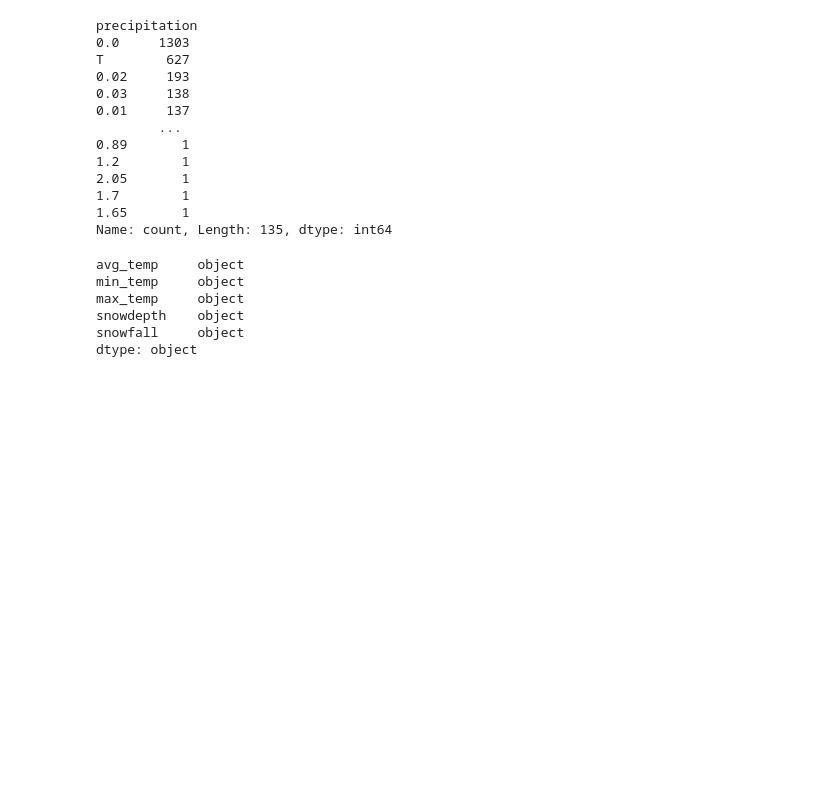
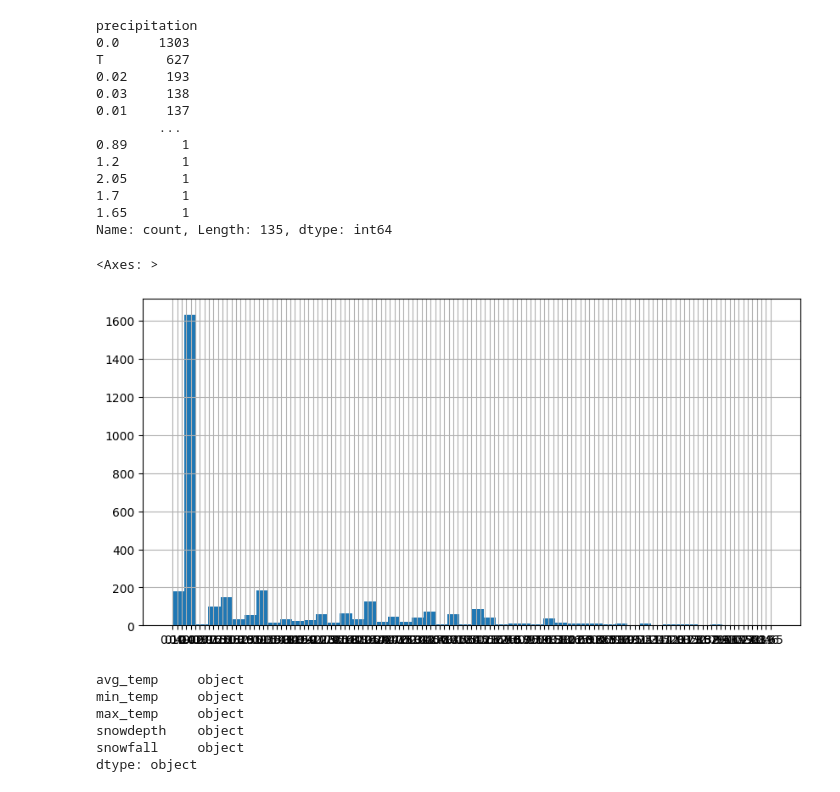
Before and after one commit to jyounes23/Project1CSCI296, a Jupyter notebook: Early Spring.ipynb, the cells around one changed output. Drawn from its saved outputs; the diff is of its cells as text; code cells hidden in the pictures; blank space fills up the shorter version.

```diff
--- a/Early Spring.ipynb
+++ b/Early Spring.ipynb
@@ -446,6 +446,11 @@ T        627
 1.7        1
 1.65       1
 Name: count, Length: 135, dtype: int64
+# %%
+df_weather["precipitation"].hist(bins=50, figsize=(10,5))
+# %% [output]
+<Axes: >
+[figure, added]
 # %%
 # Check data types of the columns
 print(df_weather[["avg_temp", "min_temp", "max_temp", "snowdepth", "snowfall"]].dtypes)
```
Also changed, not shown: parts of 2 cells of this notebook.
